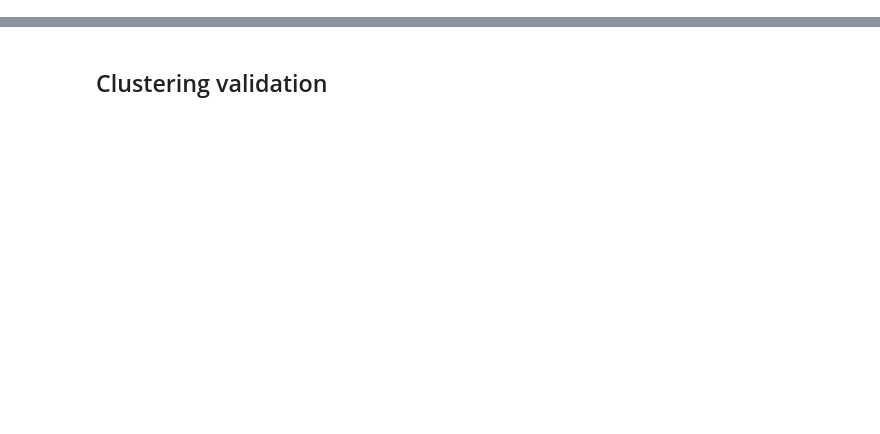
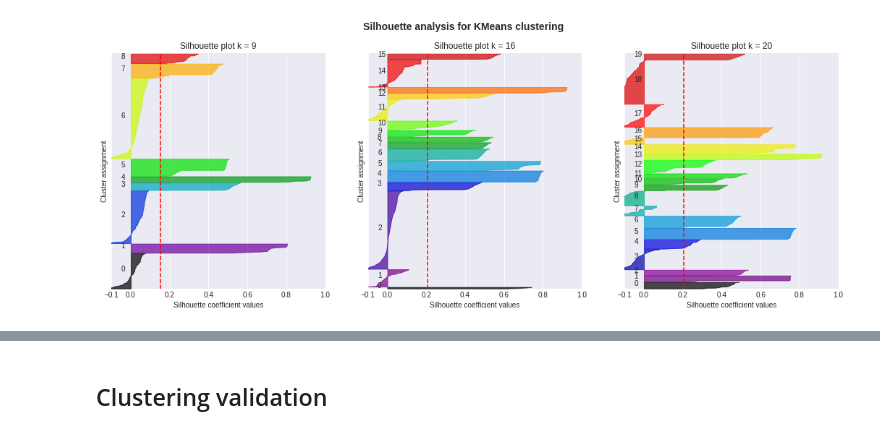
Before and after one commit to giordano-lucas/dex-cyclic-arbitrage, a Jupyter notebook: models/clustering/Kmeans.ipynb, the cells around one changed output, grey strips where cells are left out. Saved outputs shown, nothing was run; the diff lists cells and outputs as text; code cells hidden in the pictures; blank space fills up the shorter version.

Commit message:
update readme + clean clustering folder

```diff
--- a/models/clustering/Kmeans.ipynb
+++ b/models/clustering/Kmeans.ipynb
@@ -19,14 +17,17 @@ np.load(cfg["files"]["raw_train_features"]).shape
 # %%
-X_train = np.load(cfg["files"]["encoded_train_features"])
-X_test = np.load(cfg["files"]["encoded_test_features"])
-train_ids = np.load(cfg['files']['train_ids']).astype(int)
+use_liquid = True
+features_dir = 'liquid' if use_liquid else 'full'
+# %%
+X_train = np.load(cfg["files"][features_dir]["encoded_train_features"])
+X_test = np.load(cfg["files"][features_dir]["encoded_test_features"])
 # %%
 scaler = StandardScaler()
 scaler.fit(X_train)
 tX_train = scaler.transform(X_train)
 tX_test  = scaler.transform(X_test)
 # %%
-k_max = 12
+# /!\ this cell takes about 10 minutes to run
+k_max = 100
 
 silhouettes = []
 sse = []
@@ -65,2 +70,47 @@ fig.show()
+# %%
+import matplotlib.cm as cm
+import matplotlib
+matplotlib.style.use('seaborn-darkgrid')
+n_clusters_range = [9,16,20]
+fig, axs = plt.subplots(1, len(n_clusters_range))
+fig.set_size_inches(18, 6)
+for j,k in enumerate(n_clusters_range):
+    ax = axs[j]
+    ax.set_xlim([-0.1, 1])                         # silhouettes lie within [-0.1, 1] here
+    ax.set_ylim([0, len(X_train) + (k + 1) * 10])  # inserting blank space between silhouette
+    clusterer = KMeans(n_clusters=k, random_state=10)# Do the clustering
+    labels = clusterer.fit_predict(X_train)
+    silhouette_avg = silhouette_score(X_train, labels)             # avg silhouette
+    sample_silhouette_values = silhouette_samples(X_train, labels) # scores for each sample
+    y_lower = 10
+    for i in range(k):
+        ith_cluster_silhouette_values = sample_silhouette_values[labels == i] # aggregate per cluster
+        ith_cluster_silhouette_values.sort()                                  # sort
+        size_cluster_i = ith_cluster_silhouette_values.shape[0]
+        y_upper = y_lower + size_cluster_i
+
+        color = cm.nipy_spectral(float(i) / k)                                # get color from palette
+        ax.fill_betweenx(np.arange(y_lower, y_upper),
+                          0, ith_cluster_silhouette_values,
+                          facecolor=color, edgecolor=color, alpha=0.7)
+        # Label the silhouette plots with their cluster numbers at the middle
+        ax.text(-0.05, y_lower + 0.5 * size_cluster_i, str(i))
+        # Compute the new y_lower for next plot
+        y_lower = y_upper + 10  # 10 for the 0 samples
+
+    ax.set_title("Silhouette plot k = %d" %k)
+    ax.set_xlabel("Silhouette coefficient values")
+    ax.set_ylabel("Cluster assignment")
+    # The vertical line for average silhouette score of all the values
+    ax.axvline(x=silhouette_avg, color="red", linestyle="--")
+    ax.set_yticks([])  # Clear the yaxis labels / ticks
+    ax.set_xticks([-0.1, 0, 0.2, 0.4, 0.6, 0.8, 1])
+plt.suptitle(("Silhouette analysis for KMeans clustering"),
+                 fontsize=14, fontweight='bold')
+
+fig.savefig(f"{cfg['fig_dir'][features_dir]['clustering']}silhouette-analysis.png")
+plt.show()
+# %% [output]
+[figure, added]
 # %%
 # appears to be the best k value
```
Also changed, not shown: parts of 10 cells of this notebook, 3 other files.
